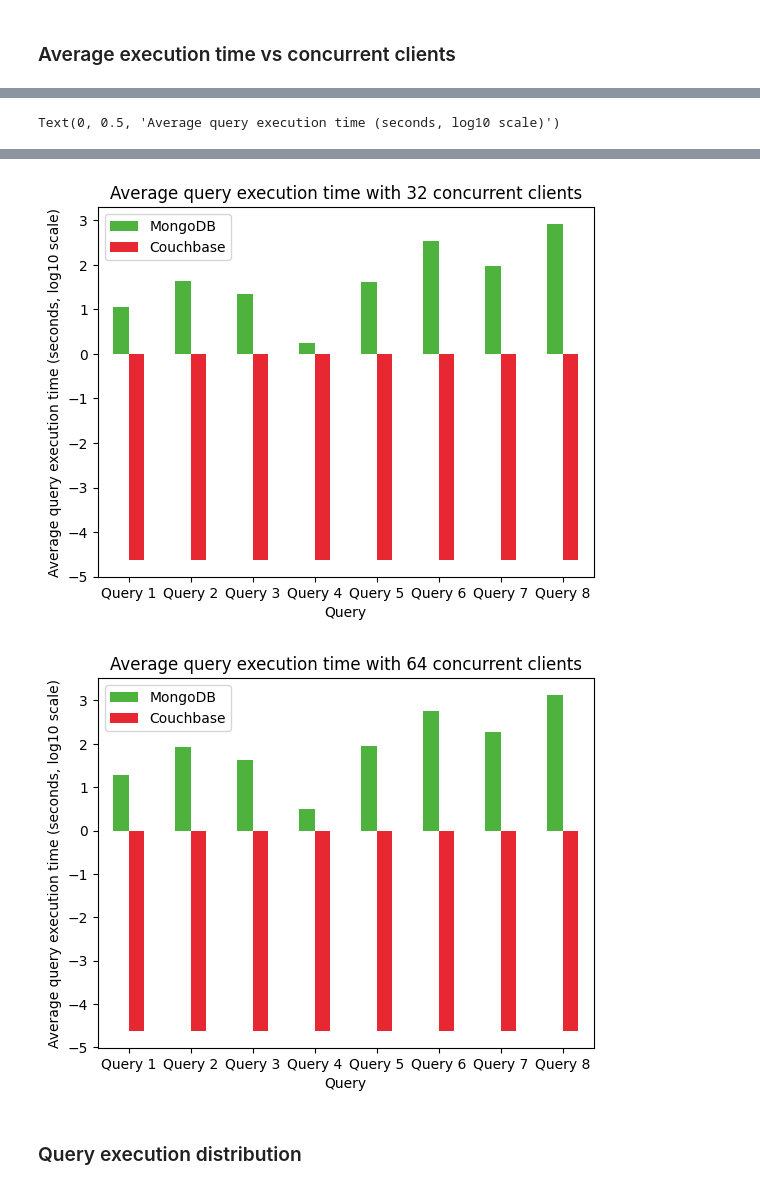
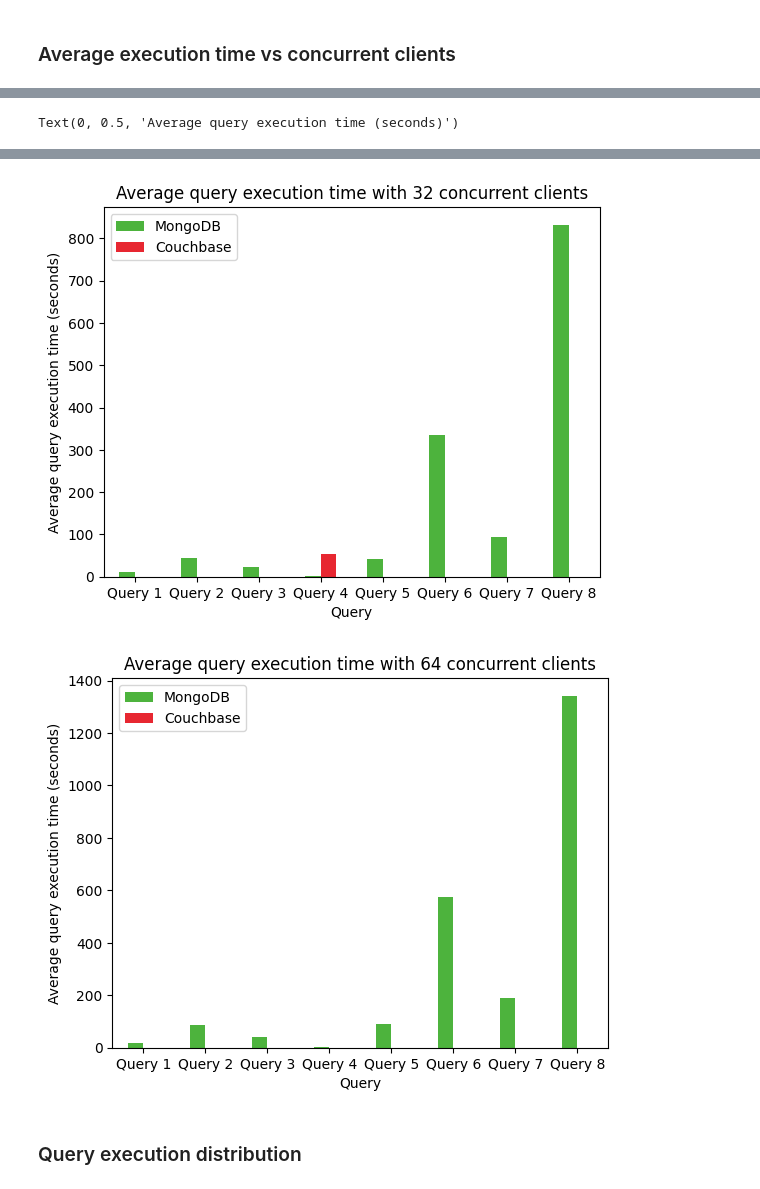
Before and after one commit to zeNightshade/JSONBench, a Jupyter notebook: visualisation.ipynb, the cells around one changed output, grey strips where cells are left out. Drawn from its saved outputs; the diff is of its cells as text; code cells hidden in the pictures.

```diff
--- a/visualisation.ipynb
+++ b/visualisation.ipynb
@@ -431,26 +475,5 @@ plt.show()
 # %% [markdown]
 ### Average execution time vs concurrent clients
 # %%
-s200_w2_time = s200_w2.groupby(by='Query').mean()
-s200_w2_time['MongoDB'] = np.log10(s200_w2_time['MongoDB'])
-s200_w2_time['Couchbase'] = np.log10(s200_w2_time['Couchbase'])
-
-s200_w4_time = s200_w4.groupby(by='Query').mean()
-s200_w4_time['MongoDB'] = np.log10(s200_w4_time['MongoDB'])
-s200_w4_time['Couchbase'] = np.log10(s200_w4_time['Couchbase'])
-
-s200_w8_time = s200_w8.groupby(by='Query').mean()
-s200_w8_time['MongoDB'] = np.log10(s200_w8_time['MongoDB'])
-s200_w8_time['Couchbase'] = np.log10(s200_w8_time['Couchbase'])
-
-s200_w16_time = s200_w16.groupby(by='Query').mean()
-s200_w16_time['MongoDB'] = np.log10(s200_w16_time['MongoDB'])
-s200_w16_time['Couchbase'] = np.log10(s200_w16_time['Couchbase'])
-
-s200_w32_time = s200_w32.groupby(by='Query').mean()
-s200_w32_time['MongoDB'] = np.log10(s200_w32_time['MongoDB'])
-s200_w32_time['Couchbase'] = np.log10(s200_w32_time['Couchbase'])
-
-s200_w64_time = s200_w64.groupby(by='Query').mean()
-s200_w64_time['MongoDB'] = np.log10(s200_w64_time['MongoDB'])
-s200_w64_time['Couchbase'] = np.log10(s200_w64_time['Couchbase'])
+s100 = pd.concat([s100_w2, s100_w4, s100_w8, s100_w16, s100_w32, s100_w64], ignore_index=True)
+s100
@@ -480,36 +534,36 @@ s200_w2_time.plot(kind='bar', color=colours)
 plt.title("Average query execution time with 2 concurrent clients")
 plt.xticks(rotation=0)
 plt.xlabel("Query")
-plt.ylabel("Average query execution time (seconds, log10 scale)")
+plt.ylabel("Average query execution time (seconds)")
 
 s200_w4_time.plot(kind='bar', color=colours)
 plt.title("Average query execution time with 4 concurrent clients")
 plt.xticks(rotation=0)
 plt.xlabel("Query")
-plt.ylabel("Average query execution time (seconds, log10 scale)")
+plt.ylabel("Average query execution time (seconds)")
 
 s200_w8_time.plot(kind='bar', color=colours)
 plt.title("Average query execution time with 8 concurrent clients")
 plt.xticks(rotation=0)
 plt.xlabel("Query")
-plt.ylabel("Average query execution time (seconds, log10 scale)")
+plt.ylabel("Average query execution time (seconds)")
 
 s200_w16_time.plot(kind='bar', color=colours)
 plt.title("Average query execution time with 16 concurrent clients")
 plt.xticks(rotation=0)
 plt.xlabel("Query")
-plt.ylabel("Average query execution time (seconds, log10 scale)")
+plt.ylabel("Average query execution time (seconds)")
 
 s200_w32_time.plot(kind='bar', color=colours)
 plt.title("Average query execution time with 32 concurrent clients")
 plt.xticks(rotation=0)
 plt.xlabel("Query")
-plt.ylabel("Average query execution time (seconds, log10 scale)")
+plt.ylabel("Average query execution time (seconds)")
 
 s200_w64_time.plot(kind='bar', color=colours)
 plt.title("Average query execution time with 64 concurrent clients")
 plt.xticks(rotation=0)
 plt.xlabel("Query")
-plt.ylabel("Average query execution time (seconds, log10 scale)")
+plt.ylabel("Average query execution time (seconds)")
 # %% [output]
-Text(0, 0.5, 'Average query execution time (seconds, log10 scale)')
+Text(0, 0.5, 'Average query execution time (seconds)')
@@ -520,5 +574,5 @@ Text(0, 0.5, 'Average query execution time (seconds, log10 scale)')
-[figure, old version]
+[figure, new version]
-[figure, old version]
+[figure, new version]
 # %% [markdown]
 ### Query execution distribution
 # %%
```
Also changed, not shown: parts of 24 cells of this notebook.
